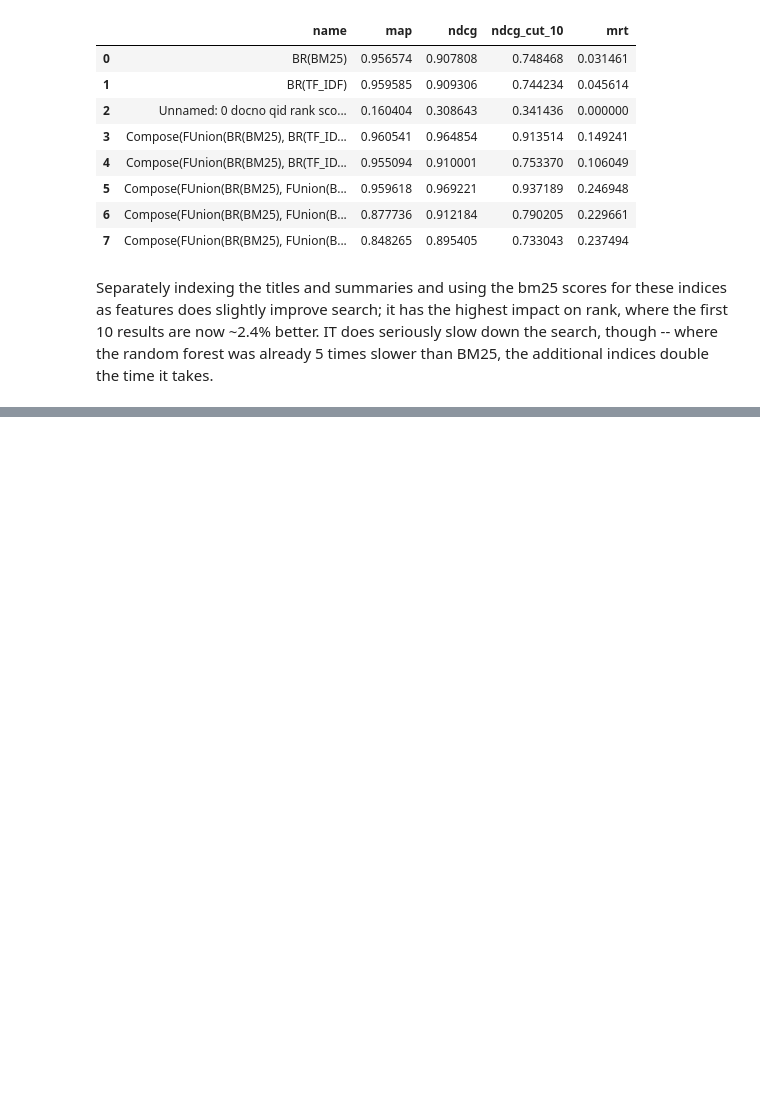
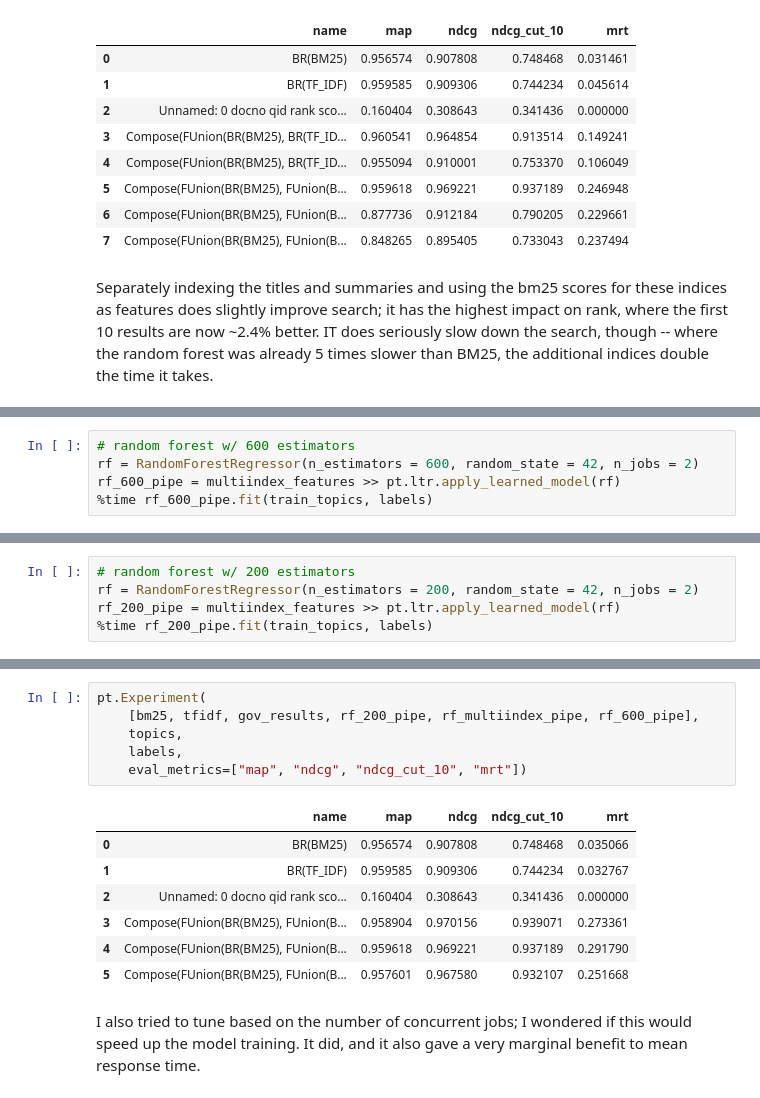
Before and after one commit to hhuntz/congressional_search, a Jupyter notebook: developing_search.ipynb, the cells around one changed output, grey strips where cells are left out. Cells and saved outputs as stored; diff of their text form; blank space fills up the shorter version.

```diff
--- a/developing_search.ipynb
+++ b/developing_search.ipynb
@@ -346,0 +351,5 @@ Separately indexing the titles and summaries and using the bm25 scores for these
+# %%
+# random forest w/ 600 estimators
+rf = RandomForestRegressor(n_estimators = 600, random_state = 42, n_jobs = 2)
+rf_600_pipe = multiindex_features >> pt.ltr.apply_learned_model(rf)
+%time rf_600_pipe.fit(train_topics, labels)
@@ -346,0 +359,5 @@ Separately indexing the titles and summaries and using the bm25 scores for these
+# %%
+# random forest w/ 200 estimators
+rf = RandomForestRegressor(n_estimators = 200, random_state = 42, n_jobs = 2)
+rf_200_pipe = multiindex_features >> pt.ltr.apply_learned_model(rf)
+%time rf_200_pipe.fit(train_topics, labels)
@@ -346,0 +367,16 @@ Separately indexing the titles and summaries and using the bm25 scores for these
+# %%
+pt.Experiment(
+    [bm25, tfidf, gov_results, rf_200_pipe, rf_multiindex_pipe, rf_600_pipe],
+    topics,
+    labels,
+    eval_metrics=["map", "ndcg", "ndcg_cut_10", "mrt"])
+# %% [output]
+|  | name | map | ndcg | ndcg_cut_10 | mrt |
+| 0 | BR(BM25) | 0.956574 | 0.907808 | 0.748468 | 0.035066 |
+| 1 | BR(TF_IDF) | 0.959585 | 0.909306 | 0.744234 | 0.032767 |
+| 2 | Unnamed: 0 docno qid rank sco... | 0.160404 | 0.308643 | 0.341436 | 0.000000 |
+| 3 | Compose(FUnion(BR(BM25), FUnion(B... | 0.958904 | 0.970156 | 0.939071 | 0.273361 |
+| 4 | Compose(FUnion(BR(BM25), FUnion(B... | 0.959618 | 0.969221 | 0.937189 | 0.291790 |
+| 5 | Compose(FUnion(BR(BM25), FUnion(B... | 0.957601 | 0.967580 | 0.932107 | 0.251668 |
+# %% [markdown]
+I also tried to tune based on the number of concurrent jobs; I wondered if this would speed up the model training. It did, and it also gave a very marginal benefit to mean response time.
```
Also changed, not shown: parts of 8 cells of this notebook, 1 other file.
